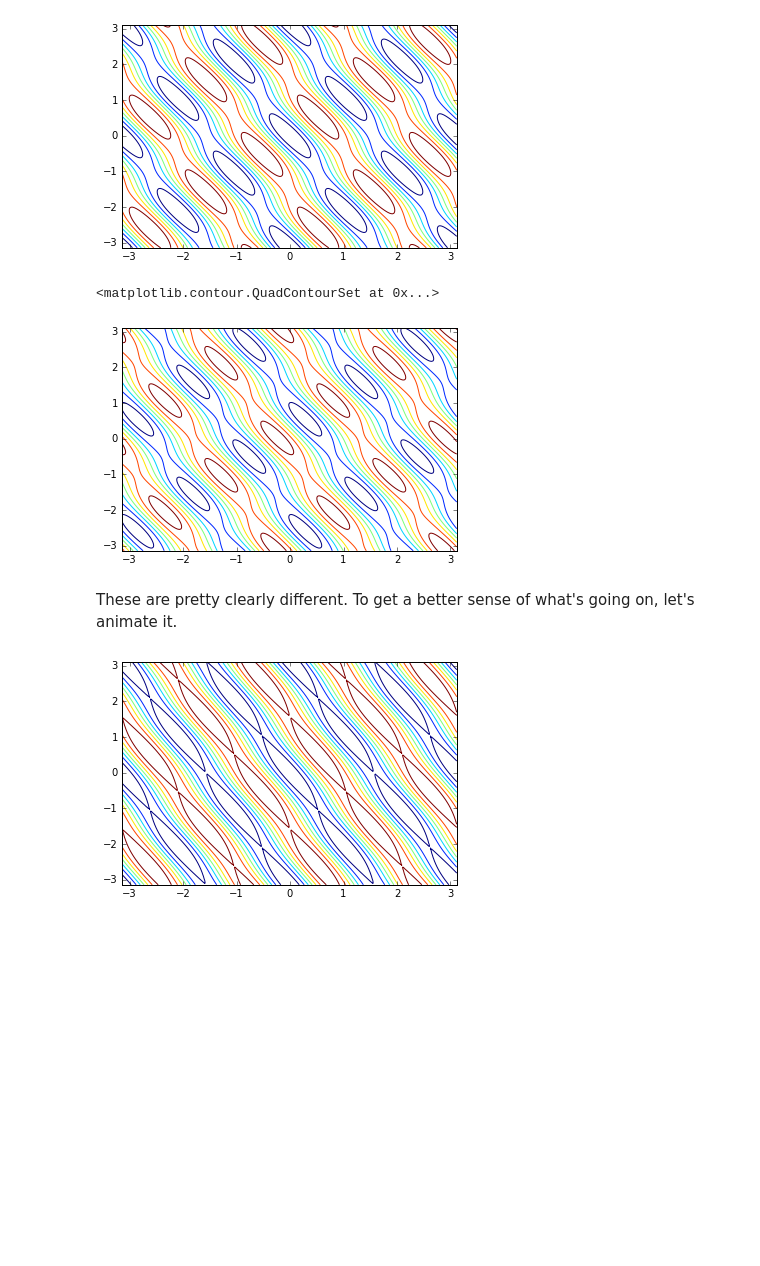
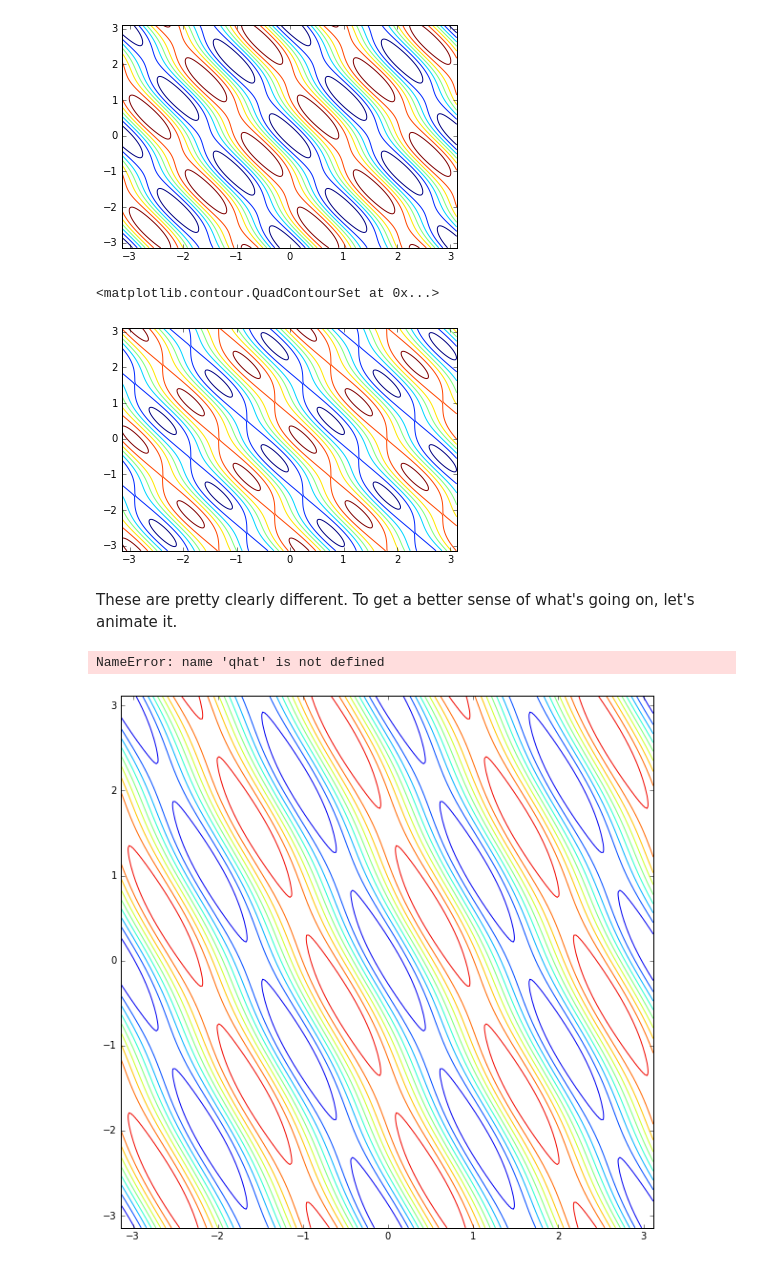
Before and after one commit to tachycline/layercode, a Jupyter notebook: 00 Some first steps.ipynb, the cells around one changed output. Drawn from its saved outputs; the diff is of its cells as text; code cells hidden in the pictures; blank space fills up the shorter version.

```diff
--- a/00 Some first steps.ipynb
+++ b/00 Some first steps.ipynb
@@ -2,6 +2,9 @@
 import numpy as np
 import matplotlib.pyplot as plt
 from matplotlib import animation
+import matplotlib as mpl
+mpl.rcParams['animation.ffmpeg_path'] = 'C:\\ffmpeg-static\\ffmpeg-20160919-11777eb-win64-static\\bin\\ffmpeg.exe'
+
 
 
 from tempfile import NamedTemporaryFile
@@ -116,6 +119,7 @@ class flow(object):
 
         self.ksq = self.kkx**2 + self.kky**2
         self.ksq[0,0] += 1.0e-15
+        self.kmax = np.min(np.max(kx), np.max(ky))
 
         self.nx = nx
         self.ny = ny
@@ -171,15 +175,20 @@ class flow(object):
         thick = 1.0e3
         famp = self.w * fzero/thick
 
+        phases = np.random.uniform(-np.pi, np.pi, size=self.qhat.shape)
+
         forcing = np.zeros_like(self.qhat, dtype=complex)
-        forcing[(6,3)] = (self.nx*self.ny/2*famp)*(0.0+1.0j)
-        forcing[(2,8)] = (self.nx*self.ny/2*famp)*(0.0+1.0j)
-
+        forcing[np.abs(self.ksq - self.kmax**2/9) < 3e-11] = famp
+        forcing *= np.cos(phases) + np.sin(phases)*(0.0+1.0j)
 
         return forcing
 
     def nlterm(self, qhat, psihat):
         """Compute the jacobian determinant."""
+
+        # dealias
+        qhat[self.ksq>2/3*self.kmax] = 0.0
+        psihat[self.ksq>2/3*self.kmax] = 0.0
 
         psihat_x = psihat*self.kkx*(0.0+1.0j)
         psihat_y = psihat*self.kky*(0.0+1.0j)
@@ -194,7 +203,6 @@ class flow(object):
         jac = psi_x*q_y - psi_y*q_x
 
         jachat = np.fft.rfft2(jac)
-        # truncate to dealias.
         return jachat
 
     def rhs(self, q_reshaped, t):
@@ -208,7 +216,7 @@ class flow(object):
         dissipation = self.dissipation(qhat)
         forcing = self.forcing(t)
 
-        return self.munge(forcing + dissipation - waveterm - nlterm)
+        return self.munge(forcing - dissipation + waveterm + nlterm)
 
     def munge(self, qhat):
         """format a complex k-space field for odeint"""
@@ -254,7 +262,7 @@ field = result[119]
 plt.contour(unforced.xx, unforced.yy, np.fft.irfft2(unforced.get_psihat_from_qhat(unforced.unmunge(field))))
 # %% [output]
 <matplotlib.contour.QuadContourSet at 0x...>
-[figure, old version]
+[figure, new version]
 # %% [markdown]
 These are pretty clearly different.  To get a better sense of what's going on, let's animate it.
 # %%
@@ -277,21 +285,30 @@ from IPython.display import HTML
 def display_animation(anim):
     plt.close(anim._fig)
     return HTML(anim_to_html(anim))
+# %%
+FForcing = qhat*(ksq - kkx.max()/3)<2
+# %% [output]
+NameError: name 'qhat' is not defined
 # %%
-fig = plt.figure()
+fig = plt.figure(figsize=(10,10))
 ax = plt.axes()
 plt.xlabel(r'x')
 plt.ylabel(r'y')
+
+totalmax = np.max([np.max(np.abs(np.fft.irfft2(unforced.unmunge(frame)))) for frame in result])
+levels = np.linspace(-totalmax, totalmax, 11)
 
 # animation function
 def animate(i):
     z = np.fft.irfft2(unforced.unmunge(result[i]))
     ax.clear()
-    cont = plt.contour(unforced.xx, unforced.yy, z)
+
+    cont = plt.contour(unforced.xx, unforced.yy, z, levels)
     return cont
 
 anim = animation.FuncAnimation(fig, animate, frames=len(t), blit=False)
+mywriter = animation.FFMpegWriter()
 
-anim.save("animation.mp4", fps=20)
+anim.save("animation.mp4", writer=mywriter)
 # %% [output]
-[figure, old version]
+[figure, new version]
```
Also changed, not shown: parts of 19 cells of this notebook.
